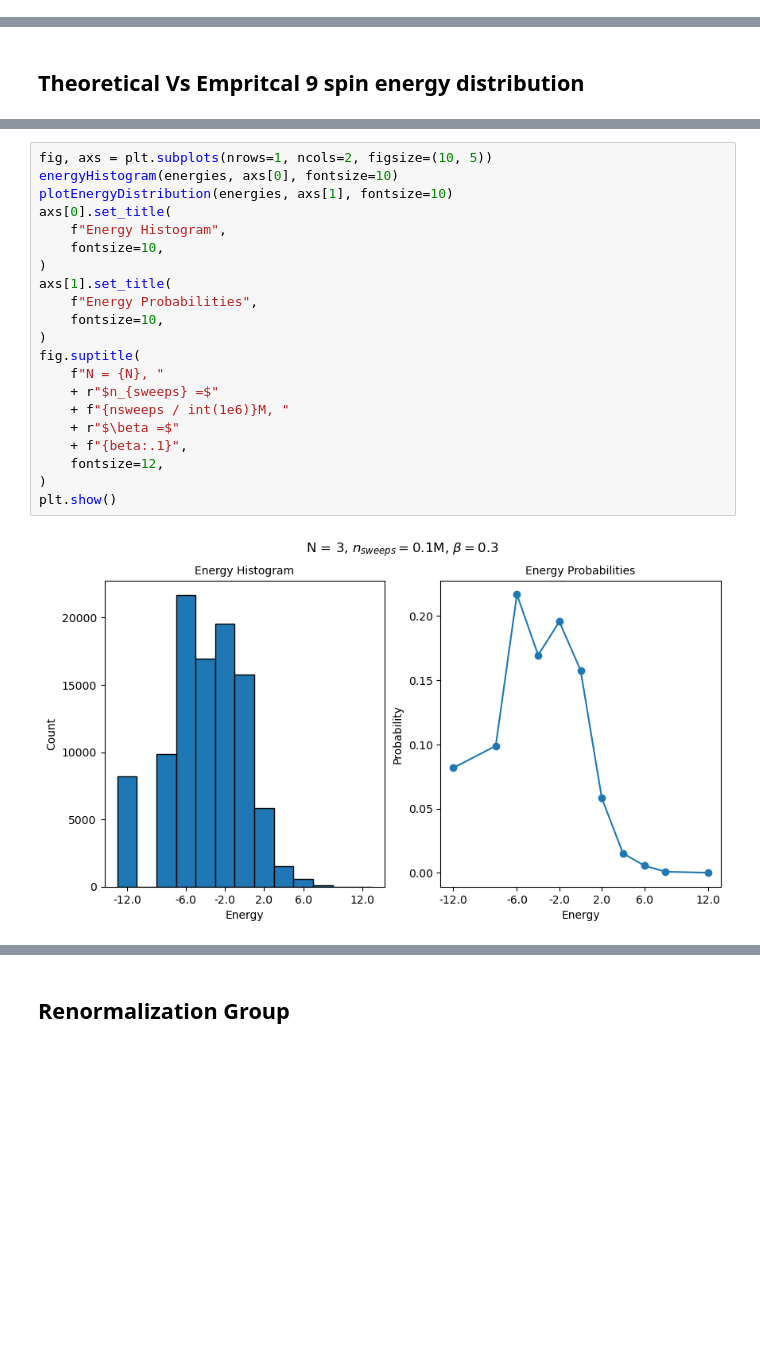
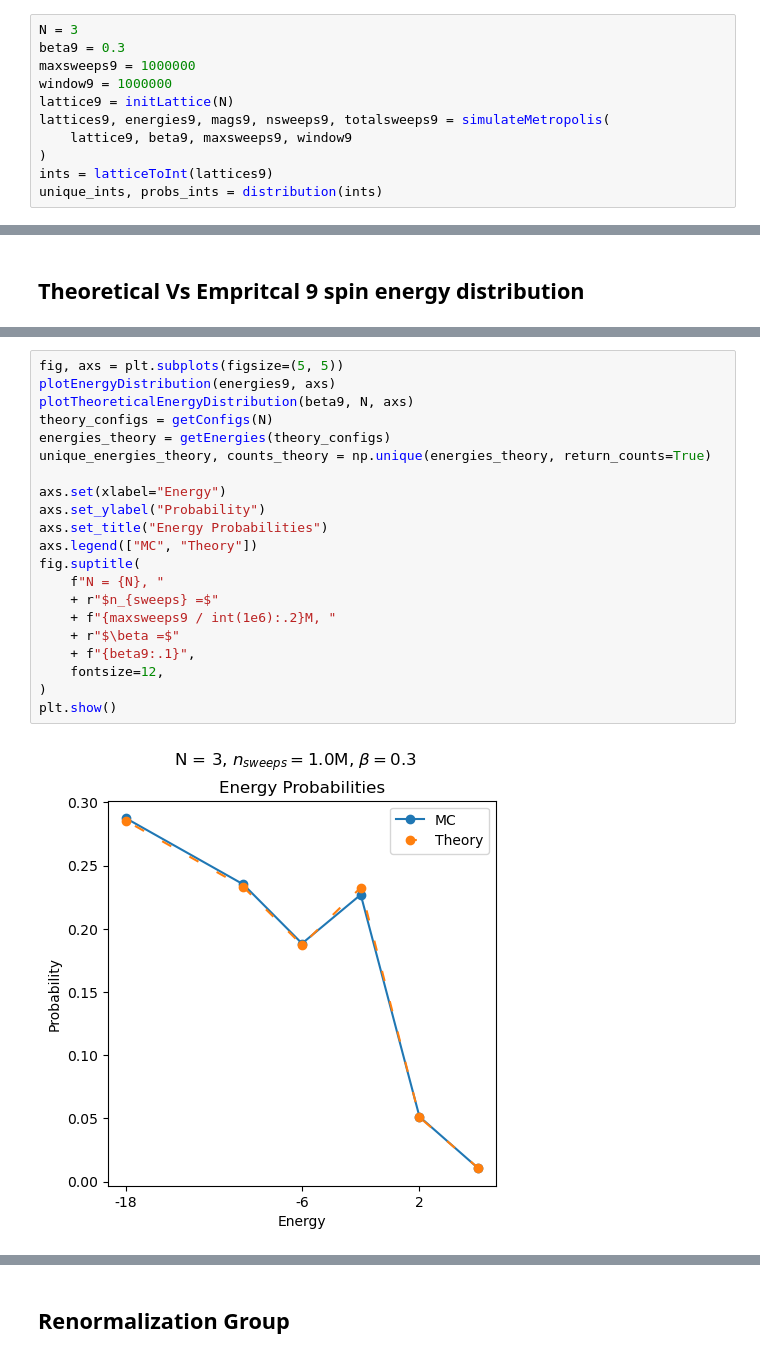
Before and after one commit to gdebrun2/atomic-simulations, a Jupyter notebook: ising-renormalization.ipynb, the cells around one changed output, grey strips where cells are left out. Drawn from its saved outputs; the diff is of its cells as text; blank space fills up the shorter version.

```diff
--- a/ising-renormalization.ipynb
+++ b/ising-renormalization.ipynb
@@ -546,2 +1116,13 @@ lattices, energies, mags = simulateMetropolis(lattice, beta, nsweeps)
+# %%
+N = 3
+beta9 = 0.3
+maxsweeps9 = 1000000
+window9 = 1000000
+lattice9 = initLattice(N)
+lattices9, energies9, mags9, nsweeps9, totalsweeps9 = simulateMetropolis(
+    lattice9, beta9, maxsweeps9, window9
+)
+ints = latticeToInt(lattices9)
+unique_ints, probs_ints = distribution(ints)
 # %%
 fig, ax = plt.subplots(figsize=(5, 5))
@@ -576,24 +1168,24 @@ plt.show()
 # %%
-fig, axs = plt.subplots(nrows=1, ncols=2, figsize=(10, 5))
-energyHistogram(energies, axs[0], fontsize=10)
-plotEnergyDistribution(energies, axs[1], fontsize=10)
-axs[0].set_title(
-    f"Energy Histogram",
-    fontsize=10,
-)
-axs[1].set_title(
-    f"Energy Probabilities",
-    fontsize=10,
-)
+fig, axs = plt.subplots(figsize=(5, 5))
+plotEnergyDistribution(energies9, axs)
+plotTheoreticalEnergyDistribution(beta9, N, axs)
+theory_configs = getConfigs(N)
+energies_theory = getEnergies(theory_configs)
+unique_energies_theory, counts_theory = np.unique(energies_theory, return_counts=True)
+
+axs.set(xlabel="Energy")
+axs.set_ylabel("Probability")
+axs.set_title("Energy Probabilities")
+axs.legend(["MC", "Theory"])
 fig.suptitle(
     f"N = {N}, "
     + r"$n_{sweeps} =$"
-    + f"{nsweeps / int(1e6)}M, "
+    + f"{maxsweeps9 / int(1e6):.2}M, "
     + r"$\beta =$"
-    + f"{beta:.1}",
+    + f"{beta9:.1}",
     fontsize=12,
 )
 plt.show()
 # %% [output]
-[figure, old version]
+[figure, new version]
 # %%
```
Also changed, not shown: parts of 40 cells of this notebook, 1 other file.
